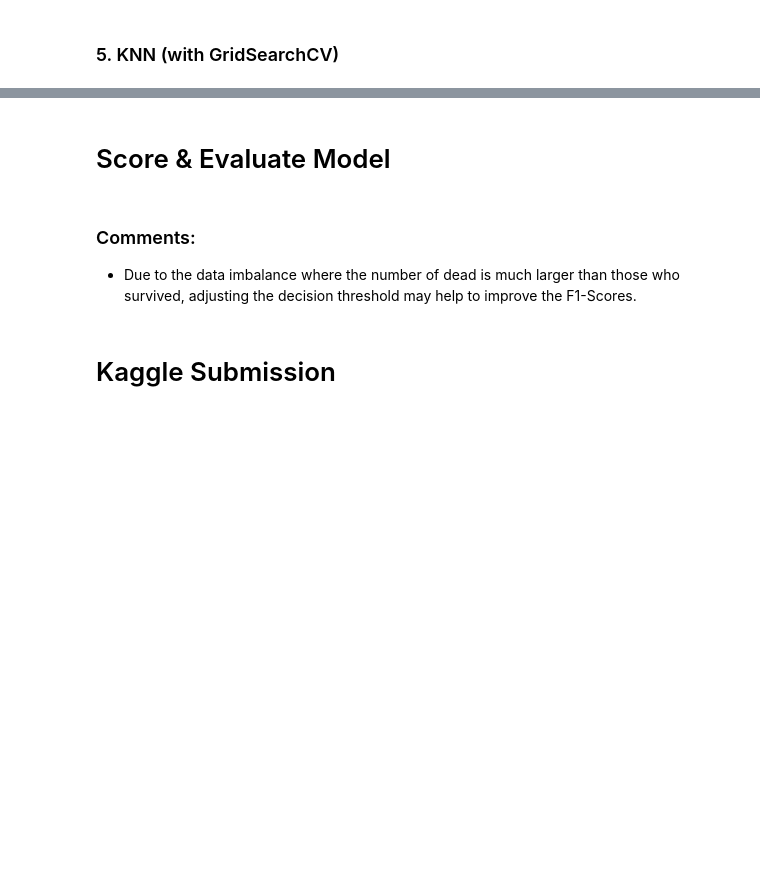
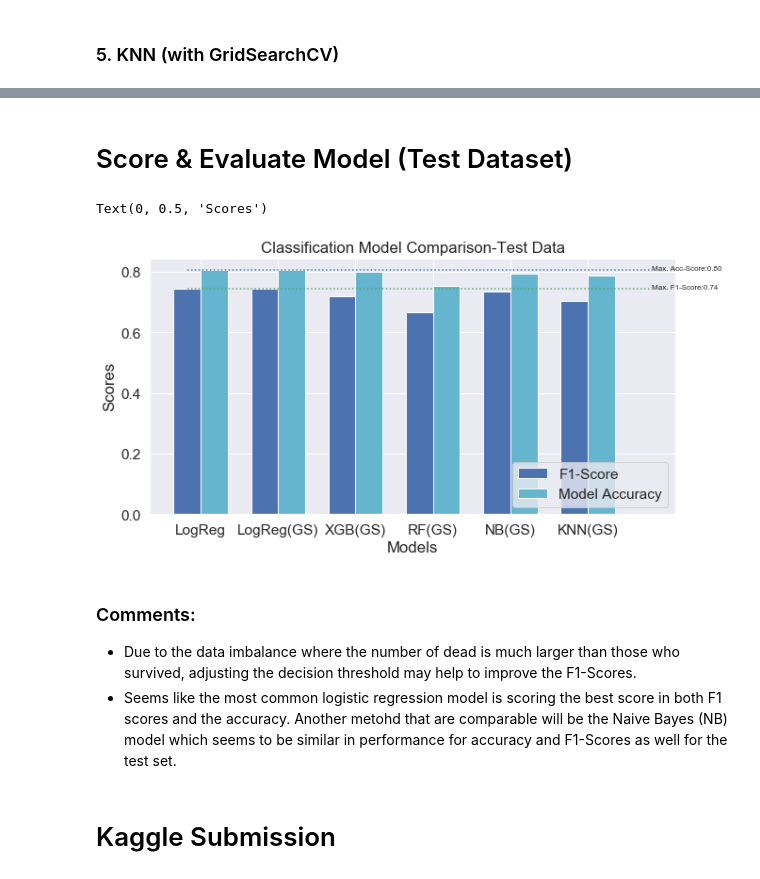
Before and after one commit to dexterch91/CA1-ML-Submission, a Jupyter notebook: CA1-Dexter Chew.ipynb, the cells around one changed output, grey strips where cells are left out. Saved outputs shown, nothing was run; the diff lists cells and outputs as text; code cells hidden in the pictures; blank space fills up the shorter version.

```diff
--- a/CA1-Dexter Chew.ipynb
+++ b/CA1-Dexter Chew.ipynb
@@ -1079,10 +1137,10 @@ param_grid = [
     'model__criterion' :['gini', 'entropy', 'log_loss']}
 ]
 
-best_model = GridSearchOp(pipeline,param_grid,10)
+best_modelrf = GridSearchOp(pipeline,param_grid,10)
 
 #Plotting feature importances
-featModel = best_model.best_estimator_.named_steps["model"]
+featModel = best_modelrf.best_estimator_.named_steps["model"]
 importance = featModel.feature_importances_
 print(importance)
 print(len(importance))
@@ -1092,7 +1150,7 @@ combination.sort_values().plot.barh(color='red')
 plt.title("Visualized Feature Importance: {}".format(model_name))
 
 #Test Set Model Performance
-RF_GS,RF_GSf1=modelEval(best_model,y_test,X_test,model_name)
+RF_GS,RF_GSf1=modelEval(best_modelrf,y_test,X_test,model_name)
 # %% [output]
 Best params:
 {'model__criterion': 'gini', 'model__max_features': 'log2', 'model__n_estimators': 1000}
@@ -1133,10 +1191,10 @@ param_grid = [
     {'model__var_smoothing': np.logspace(0,-9, num=100)}
 ]
 
-best_model = GridSearchOp(pipeline,param_grid,10)
+best_modelnb = GridSearchOp(pipeline,param_grid,10)
 
 #Test Set Model Performance
-NB_GS,NB_GSf1=modelEval(best_model,y_test,X_test, model_name)
+NB_GS,NB_GSf1=modelEval(best_modelnb,y_test,X_test, model_name)
 # %% [output]
 Best params:
 {'model__var_smoothing': 0.03511191734215131}
@@ -1169,10 +1228,10 @@ param_grid = [
     }
 ]
 
-best_model = GridSearchOp(pipeline,param_grid,10)
+best_modelknn = GridSearchOp(pipeline,param_grid,10)
 
 #Test Set Model Performance
-KnnGS,KnnGSf1=modelEval(best_model,y_test,X_test, model_name)
+KnnGS,KnnGSf1=modelEval(best_modelknn,y_test,X_test, model_name)
 # %% [output]
 Best params:
 {'model__algorithm': 'kd_tree', 'model__leaf_size': 60, 'model__n_neighbors': 29}
@@ -1183,4 +1243,4 @@ F1-Score (Test): 0.70
 [figure]
 [figure]
 # %% [markdown]
-# Score & Evaluate Model
+# Score & Evaluate Model (Test Dataset)
@@ -1191,5 +1247,35 @@ F1-Score (Test): 0.70
+# %%
+modelLabels = ["LogReg","LogReg(GS)","XGB(GS)","RF(GS)","NB(GS)","KNN(GS)"]
+#F-score (Classification)
+modelF1Score = [LogRegf1,LogReg_GSf1,XGB_GSf1,RF_GSf1,NB_GSf1,KnnGSf1]
+#Accuracy (Classification)
+modelAccScore = [LogReg,LogReg_GS,XGB_GS,RF_GS,NB_GS,KnnGS]
+
+ind = np.arange(len(modelLabels))  # the x locations for the groups
+width = 0.35       # the width of the bars
+
+fig, ax = plt.subplots(figsize=(10,5))
+rects1 = plt.bar(ind, modelF1Score, width, color='b')
+rects2 = plt.bar(ind + width, modelAccScore, width, color='c')
+
+ax.set_xticks(ind + width / 2)
+ax.set_xticklabels((modelLabels))
+
+plt.hlines(max(modelF1Score), 0, len(modelLabels), colors="g", linestyles='dotted')
+ax.text(len(modelLabels), max(modelF1Score), 'Max. F1-Score:{:.2f}'.format(max(modelF1Score)), fontsize=8)
+plt.hlines(max(modelAccScore), 0, len(modelLabels), colors="b", linestyles='dotted')
+ax.text(len(modelLabels), max(modelAccScore), 'Max. Acc-Score:{:.2f}'.format(max(modelAccScore)), fontsize=8)
+
+ax.legend((rects1[0], rects2[0]), ('F1-Score', 'Model Accuracy'),loc='lower right')
+plt.title("Classification Model Comparison-Test Data")
+plt.xlabel("Models")
+plt.ylabel("Scores")
+# %% [output]
+Text(0, 0.5, 'Scores')
+[figure, added]
 # %% [markdown]
 ### Comments:
 - Due to the data imbalance where the number of dead is much larger than those who survived, adjusting the decision threshold may help to improve the F1-Scores.
+- Seems like the most common logistic regression model is scoring the best score in both F1 scores and the accuracy. Another metohd that are comparable will be the Naive Bayes (NB) model which seems to be similar in performance for accuracy and F1-Scores as well for the test set.
 # %% [markdown]
 # Kaggle Submission
```
Also changed, not shown: parts of 20 cells of this notebook, 3 other files.
